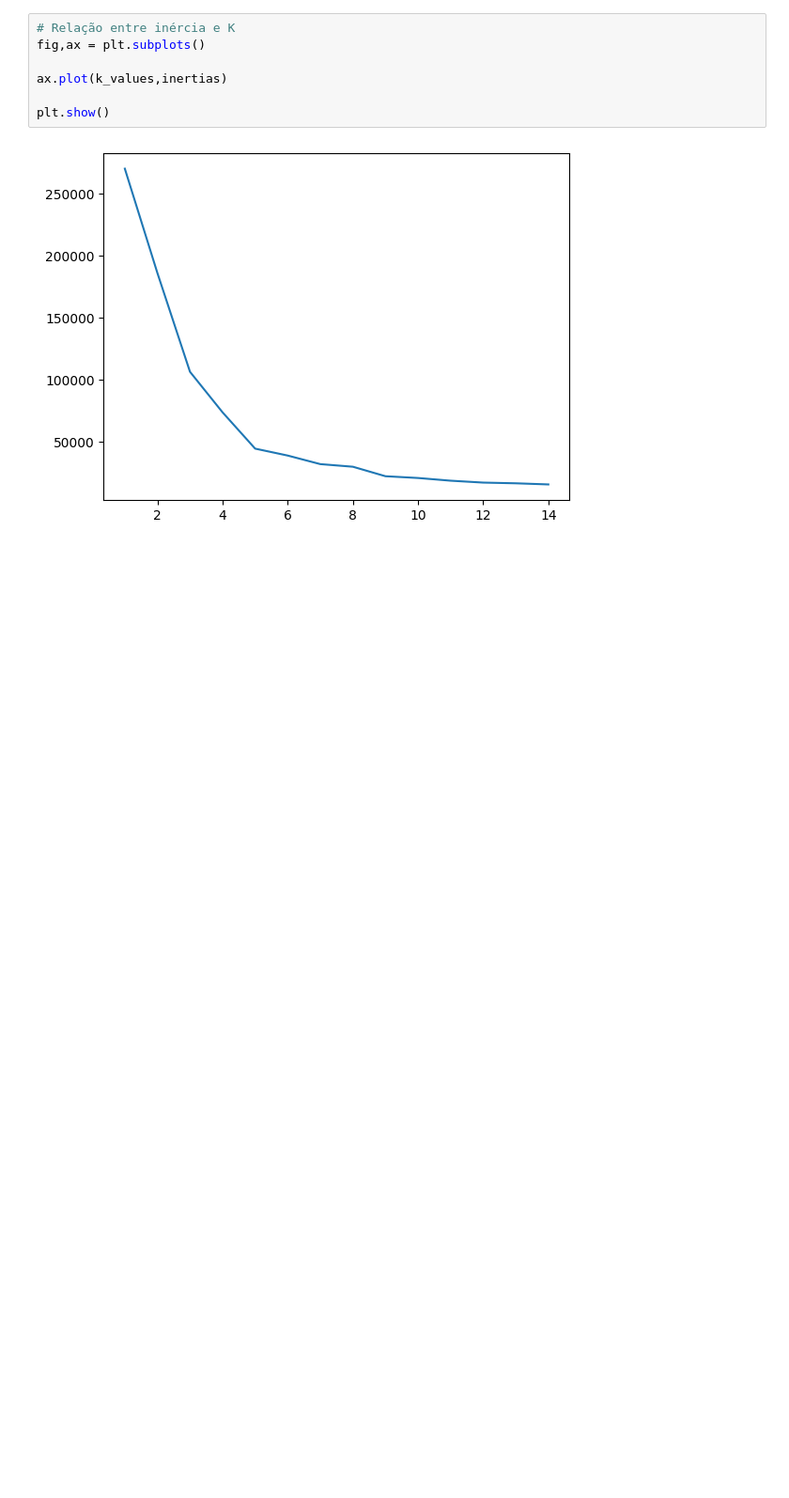
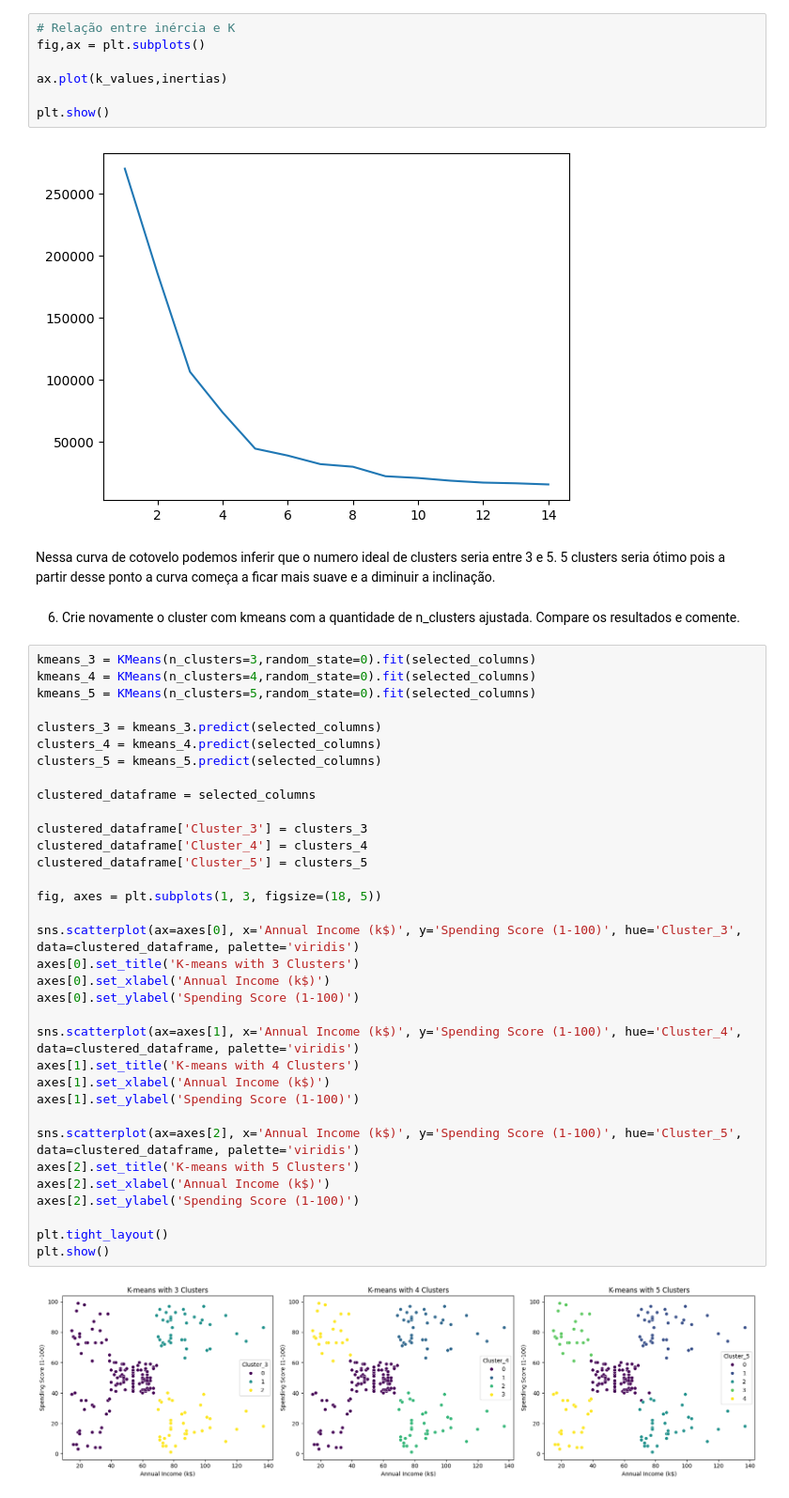
Before and after one commit to caefleury/trainee-cis-ieee, a Jupyter notebook: desafio_03/cluster.ipynb, the cells around one changed output. Shown at 94% size. Saved outputs shown, nothing was run; the diff lists cells and outputs as text; blank space fills up the shorter version.

Commit message:
feat(desafio03): Adiciona clusters e centroides

```diff
--- a/desafio_03/cluster.ipynb
+++ b/desafio_03/cluster.ipynb
@@ -88,3 +88,44 @@ ax.plot(k_values,inertias)
 plt.show()
 # %% [output]
 [figure]
+# %% [markdown]
+Nessa curva de cotovelo podemos inferir que o numero ideal de clusters seria entre 3 e 5. 5 clusters seria ótimo pois a partir desse ponto a curva começa a ficar mais suave e a diminuir a inclinação.
+# %% [markdown]
+6. Crie novamente o cluster com kmeans com a quantidade de n_clusters ajustada.
+Compare os resultados e comente.
+# %%
+kmeans_3 = KMeans(n_clusters=3,random_state=0).fit(selected_columns)
+kmeans_4 = KMeans(n_clusters=4,random_state=0).fit(selected_columns)
+kmeans_5 = KMeans(n_clusters=5,random_state=0).fit(selected_columns)
+
+clusters_3 = kmeans_3.predict(selected_columns)
+clusters_4 = kmeans_4.predict(selected_columns)
+clusters_5 = kmeans_5.predict(selected_columns)
+
+clustered_dataframe = selected_columns
+
+clustered_dataframe['Cluster_3'] = clusters_3
+clustered_dataframe['Cluster_4'] = clusters_4
+clustered_dataframe['Cluster_5'] = clusters_5
+
+fig, axes = plt.subplots(1, 3, figsize=(18, 5))
+
+sns.scatterplot(ax=axes[0], x='Annual Income (k$)', y='Spending Score (1-100)', hue='Cluster_3', data=clustered_dataframe, palette='viridis')
+axes[0].set_title('K-means with 3 Clusters')
+axes[0].set_xlabel('Annual Income (k$)')
+axes[0].set_ylabel('Spending Score (1-100)')
+
+sns.scatterplot(ax=axes[1], x='Annual Income (k$)', y='Spending Score (1-100)', hue='Cluster_4', data=clustered_dataframe, palette='viridis')
+axes[1].set_title('K-means with 4 Clusters')
+axes[1].set_xlabel('Annual Income (k$)')
+axes[1].set_ylabel('Spending Score (1-100)')
+
+sns.scatterplot(ax=axes[2], x='Annual Income (k$)', y='Spending Score (1-100)', hue='Cluster_5', data=clustered_dataframe, palette='viridis')
+axes[2].set_title('K-means with 5 Clusters')
+axes[2].set_xlabel('Annual Income (k$)')
+axes[2].set_ylabel('Spending Score (1-100)')
+
+plt.tight_layout()
+plt.show()
+# %% [output]
+[figure, added]
```
Also changed, not shown: parts of 7 cells of this notebook.
